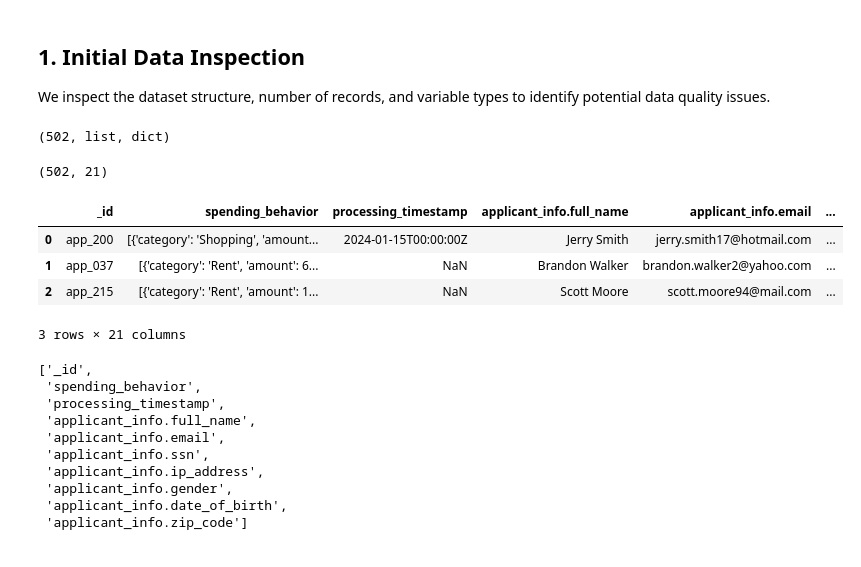
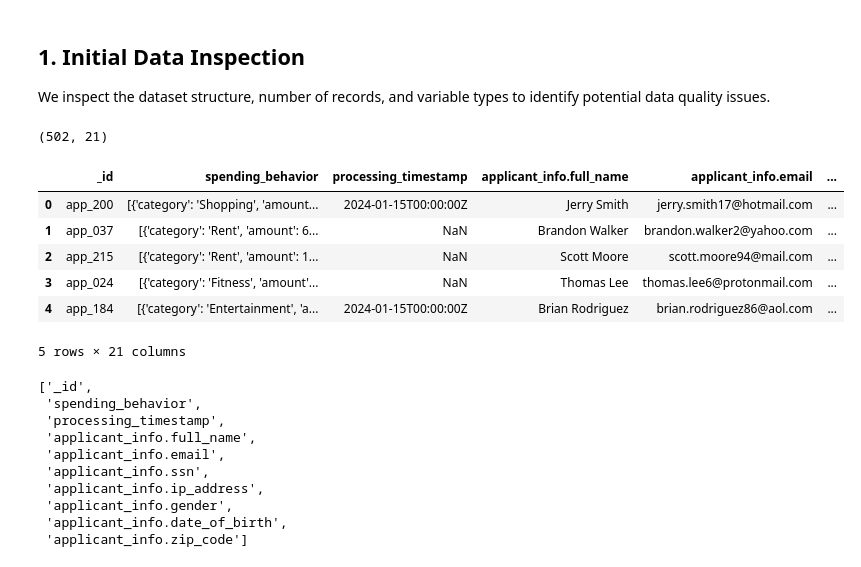
Before and after one commit to marianaclopes/dego-project-team6, a Jupyter notebook: notebooks/01-data-quality.ipynb, the cells around one changed output. Cells and saved outputs as stored; diff of their text form; code cells hidden in the pictures.

```diff
--- a/notebooks/01-data-quality.ipynb
+++ b/notebooks/01-data-quality.ipynb
@@ -25,9 +19,12 @@ The goal is to ensure data consistency, handle missing values, and prepare the d
 
 We inspect the dataset structure, number of records, and variable types to identify potential data quality issues.
 # %%
-with open(RAW_PATH, "r") as f:
+# load json
+with open("../data/raw_credit_applications.json") as f:
     data = json.load(f)
 
-len(data), type(data), type(data[0])
+# normalize nested structure
+df = pd.json_normalize(data)
+df.shape
 # %% [output]
-(502, list, dict)
+(502, 21)
@@ -36,18 +31,13 @@ import pandas as pd
-# %%
-import pandas as pd
-
-df = pd.json_normalize(data)
-df.shape
-# %% [output]
-(502, 21)
 # %%
-df.head(3)
+df.head()
 # %% [output]
 |  | _id | spending_behavior | processing_timestamp | applicant_info.full_name | applicant_info.email | ... |
 | 0 | app_200 | [{'category': 'Shopping', 'amount... | 2024-01-15T00:00:00Z | Jerry Smith | jerry.smith17@hotmail.com | ... |
 | 1 | app_037 | [{'category': 'Rent', 'amount': 6... | NaN | Brandon Walker | brandon.walker2@yahoo.com | ... |
 | 2 | app_215 | [{'category': 'Rent', 'amount': 1... | NaN | Scott Moore | scott.moore94@mail.com | ... |
+| 3 | app_024 | [{'category': 'Fitness', 'amount'... | NaN | Thomas Lee | thomas.lee6@protonmail.com | ... |
+| 4 | app_184 | [{'category': 'Entertainment', 'a... | 2024-01-15T00:00:00Z | Brian Rodriguez | brian.rodriguez86@aol.com | ... |
-3 rows × 21 columns
+5 rows × 21 columns
 # %%
 df.columns.tolist()[:10]
 # %% [output]
```
Also changed, not shown: parts of 23 cells of this notebook, 7 other files.
